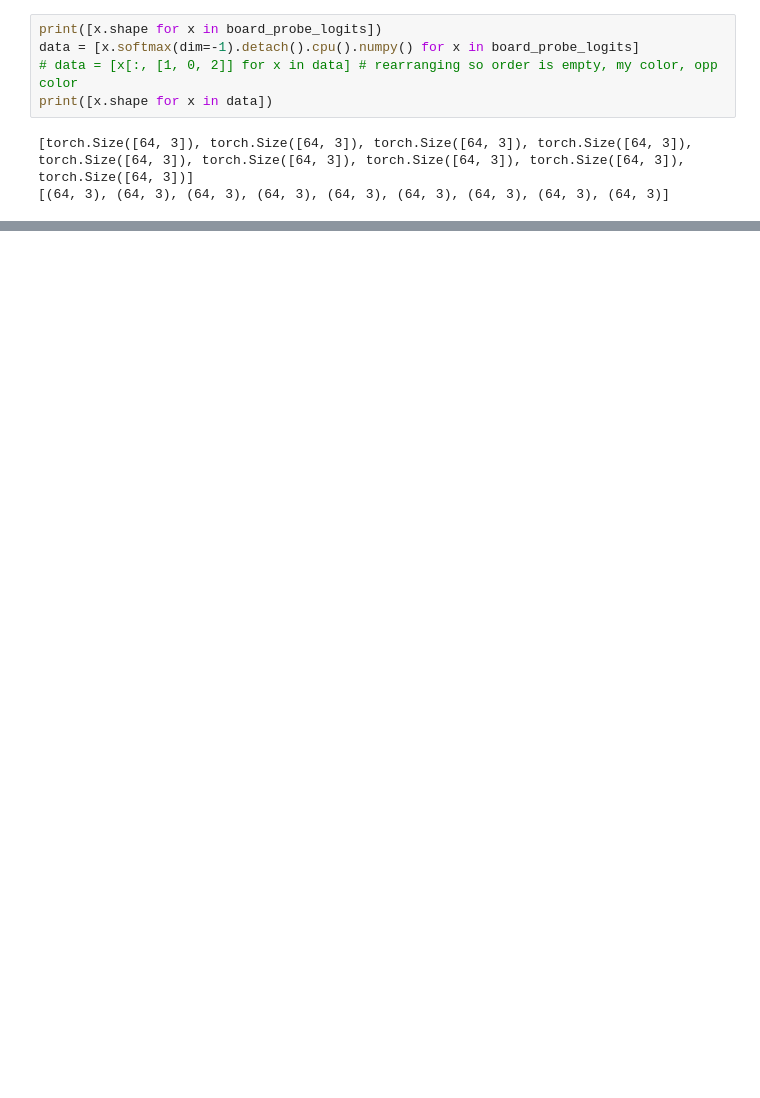
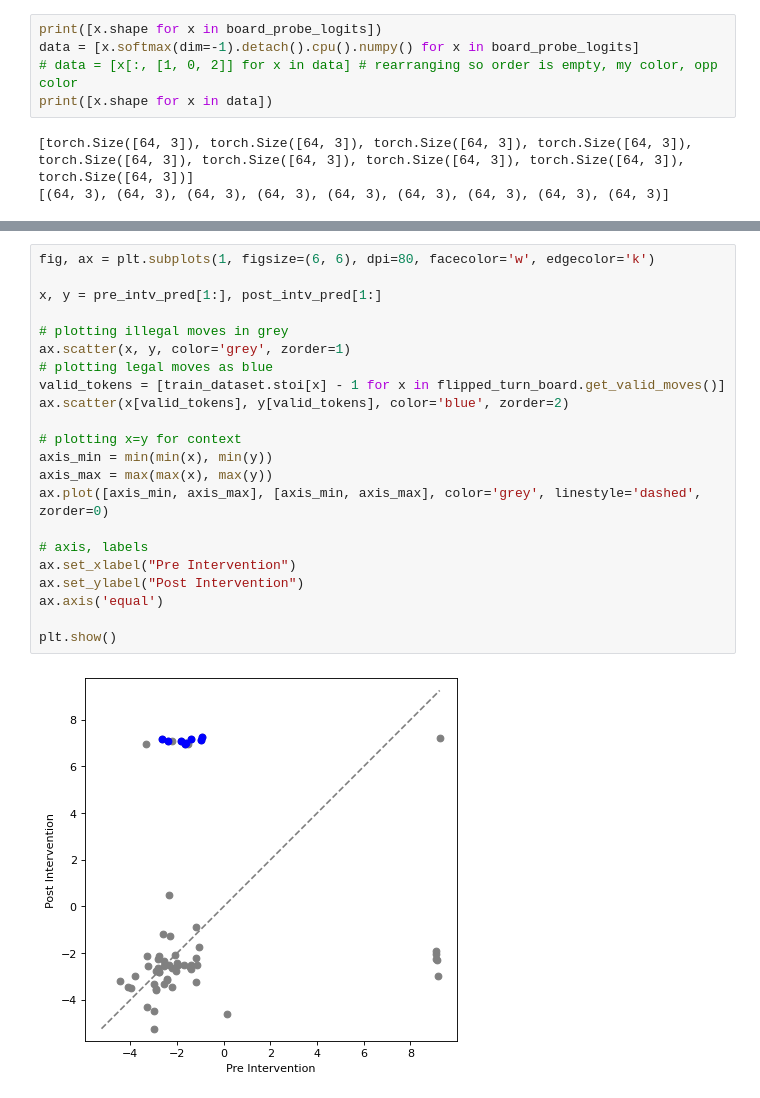
Before and after one commit to icemoon97/othello_world, a Jupyter notebook: linear_board_probes.ipynb, the cells around one changed output, grey strips where cells are left out. Drawn from its saved outputs; the diff is of its cells as text; blank space fills up the shorter version.

```diff
--- a/linear_board_probes.ipynb
+++ b/linear_board_probes.ipynb
@@ -512,0 +698,24 @@ print(xticks)
+# %%
+fig, ax = plt.subplots(1, figsize=(6, 6), dpi=80, facecolor='w', edgecolor='k')
+
+x, y = pre_intv_pred[1:], post_intv_pred[1:]
+
+# plotting illegal moves in grey
+ax.scatter(x, y, color='grey', zorder=1)
+# plotting legal moves as blue
+valid_tokens = [train_dataset.stoi[x] - 1 for x in flipped_turn_board.get_valid_moves()]
+ax.scatter(x[valid_tokens], y[valid_tokens], color='blue', zorder=2)
+
+# plotting x=y for context
+axis_min = min(min(x), min(y))
+axis_max = max(max(x), max(y))
+ax.plot([axis_min, axis_max], [axis_min, axis_max], color='grey', linestyle='dashed', zorder=0)
+
+# axis, labels
+ax.set_xlabel("Pre Intervention")
+ax.set_ylabel("Post Intervention")
+ax.axis('equal')
+
+plt.show()
+# %% [output]
+[figure, added]
```
Also changed, not shown: parts of 32 cells of this notebook, 3 other files.
